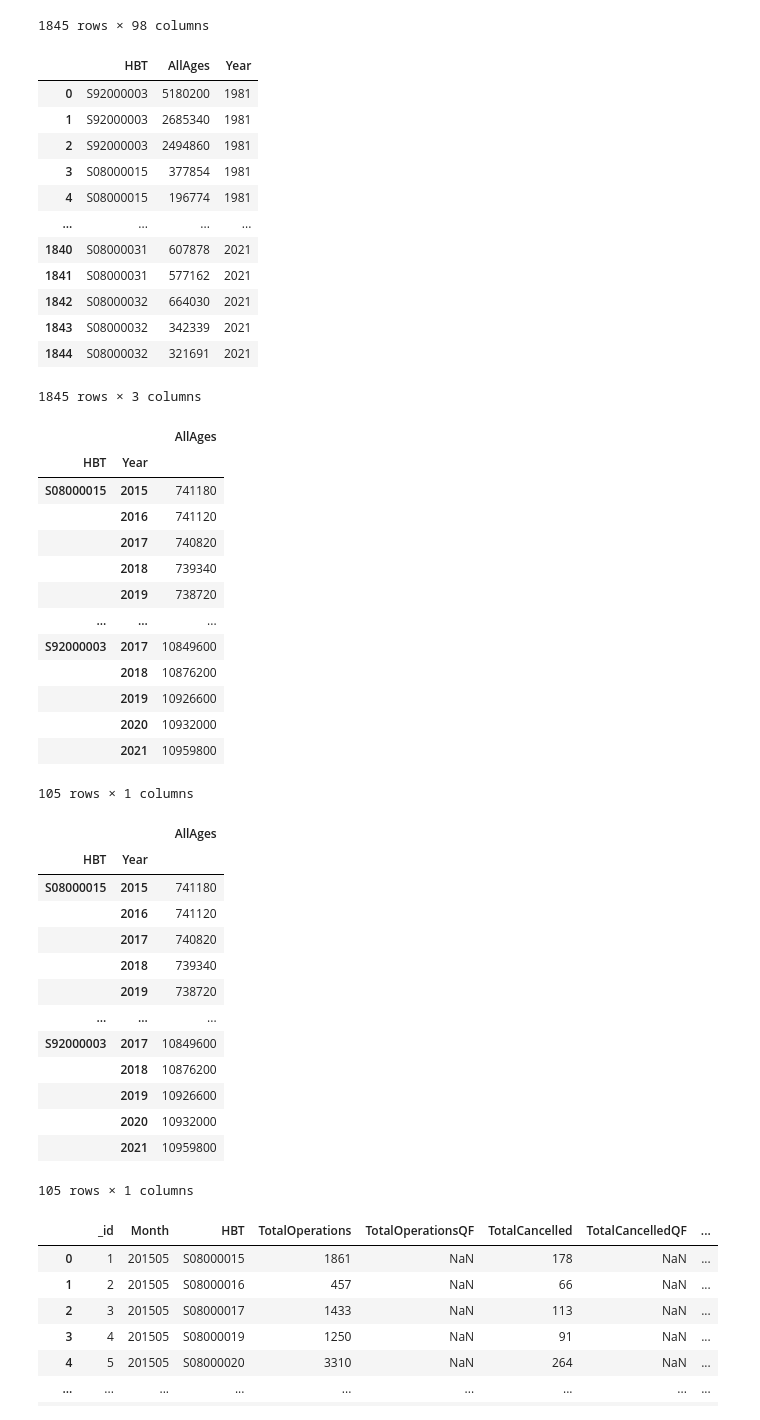
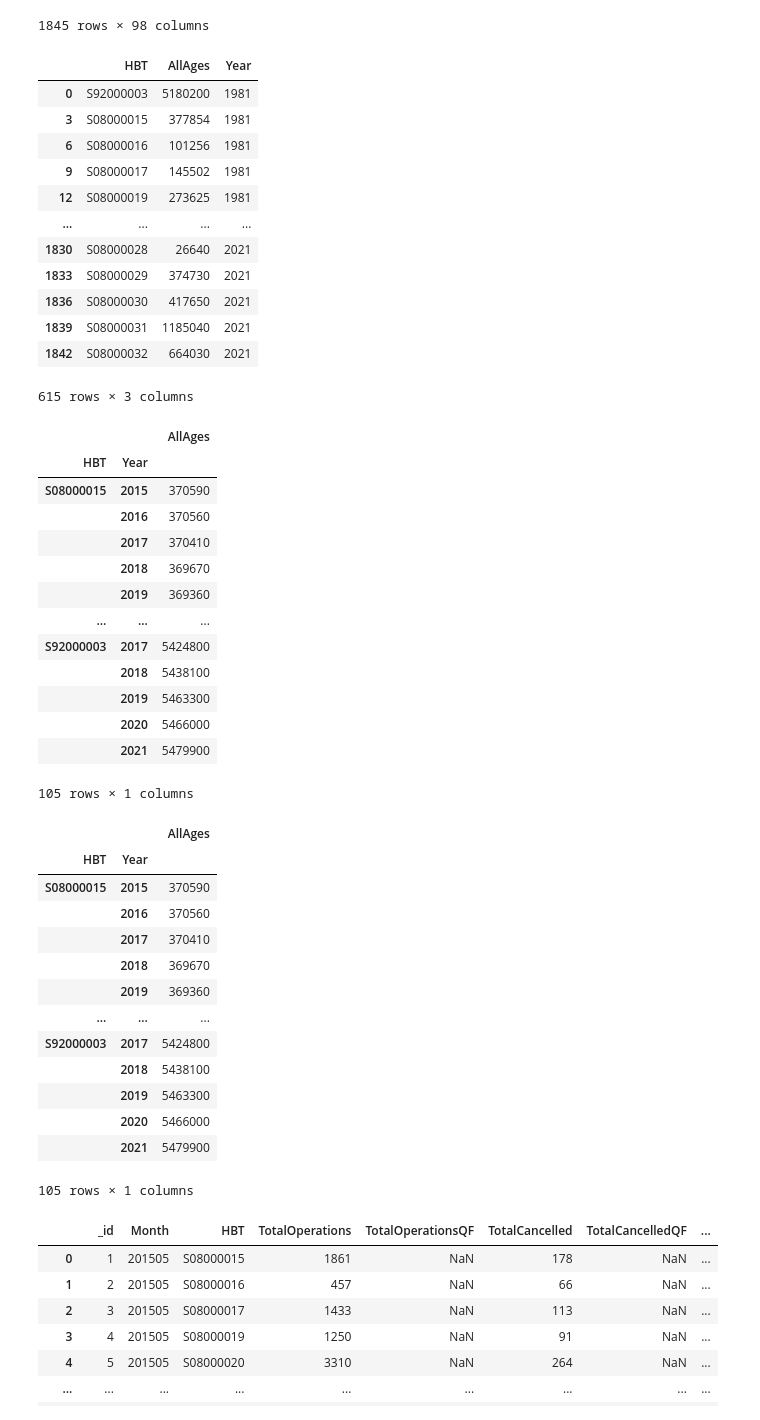
Before and after one commit to brianej/fdscw3, a Jupyter notebook: q4.ipynb, the cells around one changed output. Drawn from its saved outputs; the diff is of its cells as text; code cells hidden in the pictures.

```diff
--- a/q4.ipynb
+++ b/q4.ipynb
@@ -238,22 +238,23 @@ population
 1845 rows × 98 columns
 # %%
 population.rename(columns={"HB":"HBT"},inplace=True)
+population = population[(population['Sex'] == 'All')]
 relpop = population[["HBT","AllAges","Year"]]
 relpop
 # %% [output]
 |  | HBT | AllAges | Year |
 | 0 | S92000003 | 5180200 | 1981 |
-| 1 | S92000003 | 2685340 | 1981 |
-| 2 | S92000003 | 2494860 | 1981 |
 | 3 | S08000015 | 377854 | 1981 |
-| 4 | S08000015 | 196774 | 1981 |
+| 6 | S08000016 | 101256 | 1981 |
+| 9 | S08000017 | 145502 | 1981 |
+| 12 | S08000019 | 273625 | 1981 |
 | ... | ... | ... | ... |
-| 1840 | S08000031 | 607878 | 2021 |
-| 1841 | S08000031 | 577162 | 2021 |
+| 1830 | S08000028 | 26640 | 2021 |
+| 1833 | S08000029 | 374730 | 2021 |
+| 1836 | S08000030 | 417650 | 2021 |
+| 1839 | S08000031 | 1185040 | 2021 |
 | 1842 | S08000032 | 664030 | 2021 |
-| 1843 | S08000032 | 342339 | 2021 |
-| 1844 | S08000032 | 321691 | 2021 |
-1845 rows × 3 columns
+615 rows × 3 columns
 # %%
 filterelpop = relpop[(relpop['Year'] >= 2015) & (relpop['Year'] <= 2021)]
 filterelpop
@@ -262,34 +263,34 @@ filterelpop
 # %% [output]
 |  |  | AllAges |
 | HBT | Year |  |
-| S08000015 | 2015 | 741180 |
-|  | 2016 | 741120 |
-|  | 2017 | 740820 |
-|  | 2018 | 739340 |
-|  | 2019 | 738720 |
+| S08000015 | 2015 | 370590 |
+|  | 2016 | 370560 |
+|  | 2017 | 370410 |
+|  | 2018 | 369670 |
+|  | 2019 | 369360 |
 | ... | ... | ... |
-| S92000003 | 2017 | 10849600 |
-|  | 2018 | 10876200 |
-|  | 2019 | 10926600 |
-|  | 2020 | 10932000 |
-|  | 2021 | 10959800 |
+| S92000003 | 2017 | 5424800 |
+|  | 2018 | 5438100 |
+|  | 2019 | 5463300 |
+|  | 2020 | 5466000 |
+|  | 2021 | 5479900 |
 105 rows × 1 columns
 # %%
 filterelpop
 # %% [output]
 |  |  | AllAges |
 | HBT | Year |  |
-| S08000015 | 2015 | 741180 |
-|  | 2016 | 741120 |
-|  | 2017 | 740820 |
-|  | 2018 | 739340 |
-|  | 2019 | 738720 |
+| S08000015 | 2015 | 370590 |
+|  | 2016 | 370560 |
+|  | 2017 | 370410 |
+|  | 2018 | 369670 |
+|  | 2019 | 369360 |
 | ... | ... | ... |
-| S92000003 | 2017 | 10849600 |
-|  | 2018 | 10876200 |
-|  | 2019 | 10926600 |
-|  | 2020 | 10932000 |
-|  | 2021 | 10959800 |
+| S92000003 | 2017 | 5424800 |
+|  | 2018 | 5438100 |
+|  | 2019 | 5463300 |
+|  | 2020 | 5466000 |
+|  | 2021 | 5479900 |
 105 rows × 1 columns
 # %%
 cancellations_hb
```
Also changed, not shown: parts of 17 cells of this notebook.
